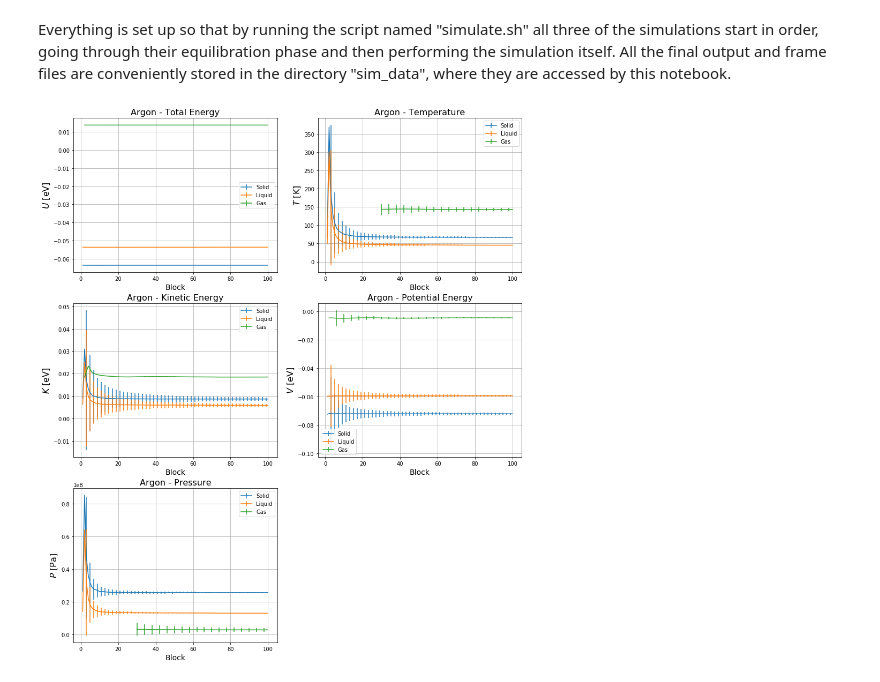
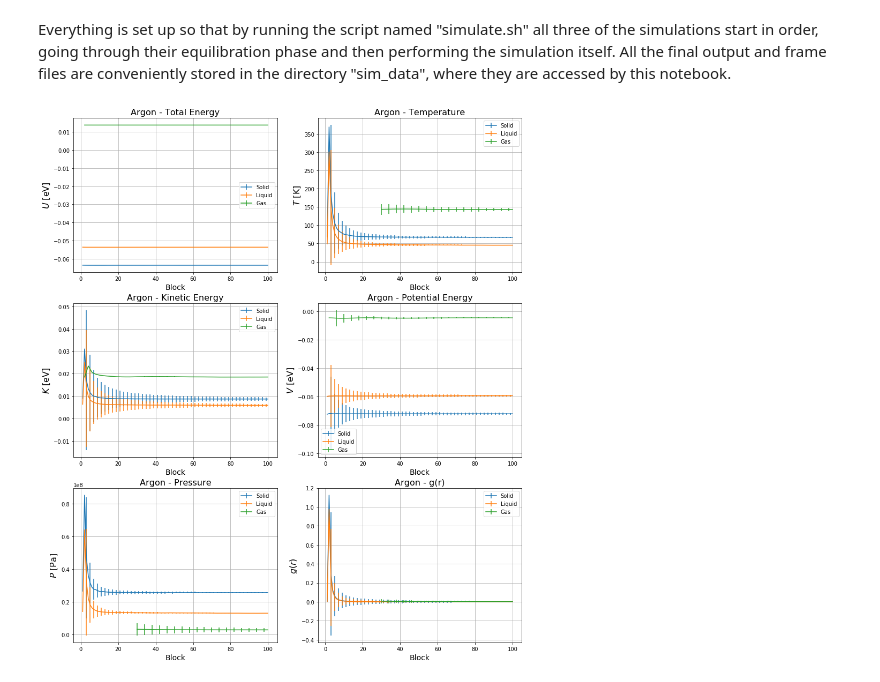
Before and after one commit to rcote98/LSN_exercise_delivery, a Jupyter notebook: esercitazione4/esercitazione4.ipynb, the cells around one changed output. Saved outputs shown, nothing was run; the diff lists cells and outputs as text; code cells hidden in the pictures.

```diff
--- a/esercitazione4/esercitazione4.ipynb
+++ b/esercitazione4/esercitazione4.ipynb
@@ -167,35 +167,55 @@ plt.grid(True)
 plt.legend()
 
 
 # PRESSURE
 
 step_s, p_solid, p_solid_err   = np.loadtxt("sim_data/solid/output.pres_ave.dat", delimiter= ",", unpack='true', skiprows=1)
 step_l, p_liquid, p_liquid_err = np.loadtxt("sim_data/liquid/output.pres_ave.dat", delimiter= ",", unpack='true', skiprows=1)
 step_g, p_gas, p_gas_err       = np.loadtxt("sim_data/gas/output.pres_ave.dat", delimiter= ",", unpack='true', skiprows=1)
 
 step_g = 2*step_g
 
 p_solid, p_solid_err = fp*p_solid, fp*p_solid_err
 p_liquid, p_liquid_err = fp*p_liquid, fp*p_liquid_err
 p_gas, p_gas_err = fp*p_gas, fp*p_gas_err
 
 plt.subplot(3,2,5)
 plt.title("Argon - Pressure", fontsize = 16)
 
 plt.errorbar(step_s, p_solid, yerr=p_solid_err, errorevery=2, label = "Solid")
 plt.errorbar(step_l, p_liquid, yerr=p_liquid_err, errorevery=2, label = "Liquid")
 plt.errorbar(step_g, p_gas, yerr=p_gas_err, errorevery=2, label = "Gas")
 
 plt.ylabel('$P$ [Pa]', fontsize = 16)
 plt.xlabel('Block', fontsize = 14)
 plt.grid(True)
 plt.legend()
 
+# G(R)
+
+step_s, g_solid, g_solid_err   = np.loadtxt("sim_data/solid/output.gofr_ave.dat", delimiter= ",", unpack='true', skiprows=1)
+step_l, g_liquid, g_liquid_err = np.loadtxt("sim_data/liquid/output.gofr_ave.dat", delimiter= ",", unpack='true', skiprows=1)
+step_g, g_gas, g_gas_err       = np.loadtxt("sim_data/gas/output.gofr_ave.dat", delimiter= ",", unpack='true', skiprows=1)
+
+step_g = 2*step_g
+
+plt.subplot(3,2,6)
+plt.title("Argon - g(r)", fontsize = 16)
+
+plt.errorbar(step_s, g_solid, yerr=g_solid_err, errorevery=2, label = "Solid")
+plt.errorbar(step_l, g_liquid, yerr=g_liquid_err, errorevery=2, label = "Liquid")
+plt.errorbar(step_g, g_gas, yerr=g_gas_err, errorevery=2, label = "Gas")
+
+plt.ylabel('$g(r)$', fontsize = 16)
+plt.xlabel('Block', fontsize = 14)
+plt.grid(True)
+plt.legend()
+
 #------------------------------------------------
 
-plt.show()
+plt.show();
 # %% [output]
-[figure, old version]
+[figure, new version]
 # %%
 # KRYPTON
 
```
Also changed, not shown: parts of 1 cell of this notebook, 58 other files.
